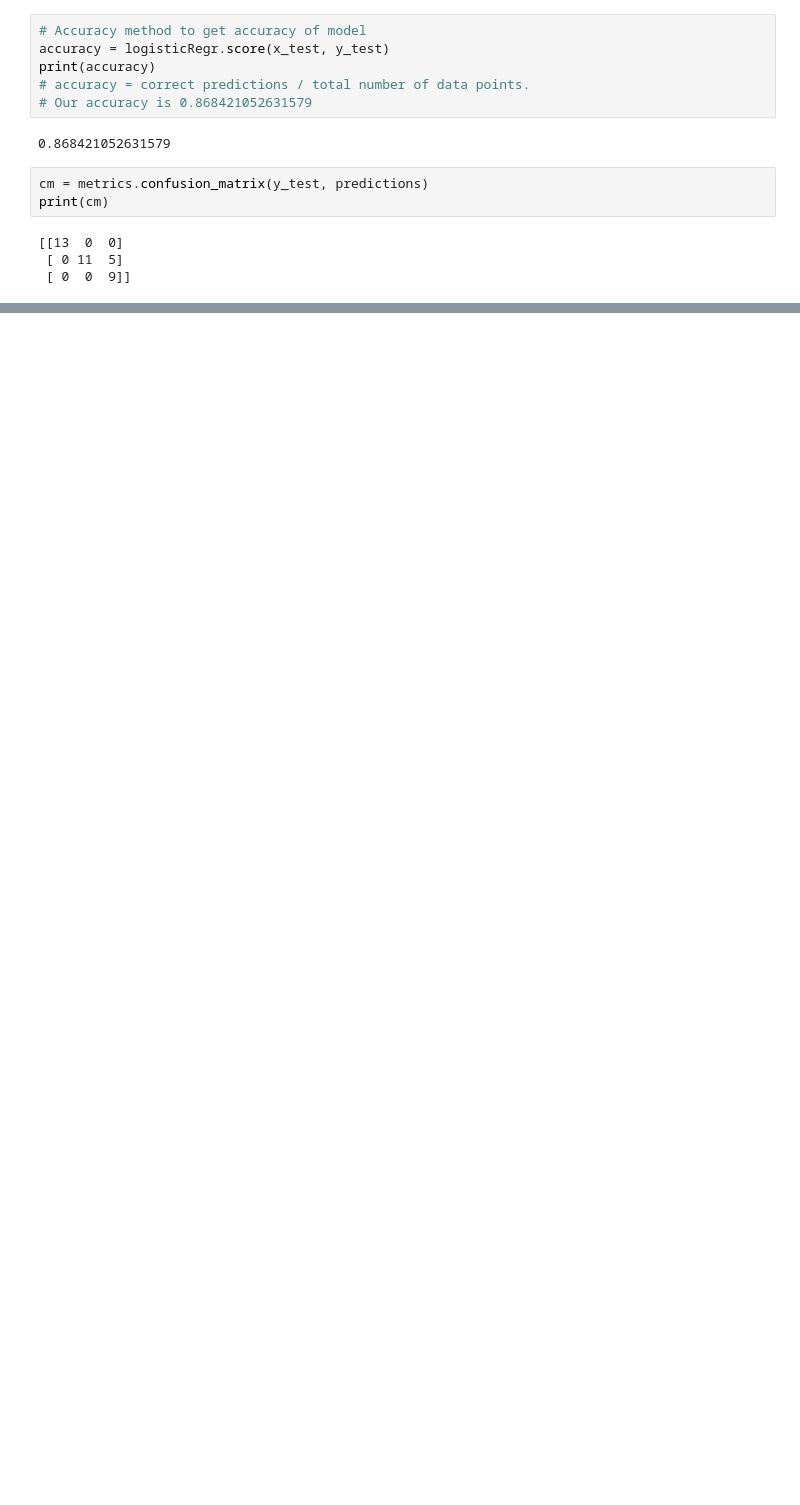
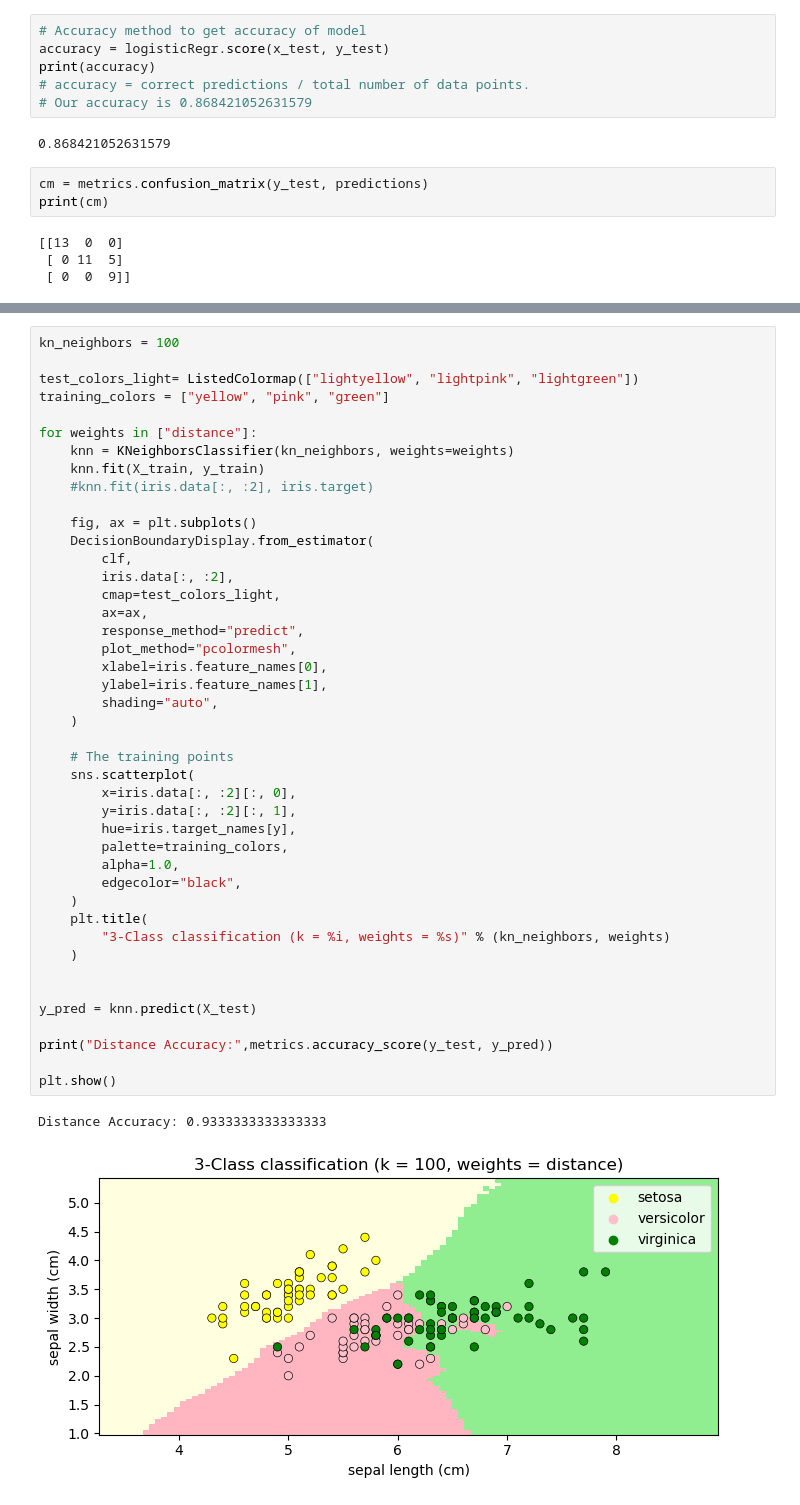
Before and after one commit to EldritchEli/DataScienceAndAI, a Jupyter notebook: Assignment2/Assignment 2.ipynb, the cells around one changed output, grey strips where cells are left out. Cells and saved outputs as stored; diff of their text form; blank space fills up the shorter version.

```diff
--- a/Assignment2/Assignment 2.ipynb
+++ b/Assignment2/Assignment 2.ipynb
@@ -477,0 +441,46 @@ plt.show()
+# %%
+kn_neighbors = 100
+
+test_colors_light= ListedColormap(["lightyellow", "lightpink", "lightgreen"])
+training_colors = ["yellow", "pink", "green"]
+
+for weights in ["distance"]:
+    knn = KNeighborsClassifier(kn_neighbors, weights=weights)
+    knn.fit(X_train, y_train)
+    #knn.fit(iris.data[:, :2], iris.target)
+
+    fig, ax = plt.subplots()
+    DecisionBoundaryDisplay.from_estimator(
+        clf,
+        iris.data[:, :2],
+        cmap=test_colors_light,
+        ax=ax,
+        response_method="predict",
+        plot_method="pcolormesh",
+        xlabel=iris.feature_names[0],
+        ylabel=iris.feature_names[1],
+        shading="auto",
+    )
+
+    # The training points
+    sns.scatterplot(
+        x=iris.data[:, :2][:, 0],
+        y=iris.data[:, :2][:, 1],
+        hue=iris.target_names[y],
+        palette=training_colors,
+        alpha=1.0,
+        edgecolor="black",
+    )
+    plt.title(
+        "3-Class classification (k = %i, weights = %s)" % (kn_neighbors, weights)
+    )
+
+
+y_pred = knn.predict(X_test)
+
+print("Distance Accuracy:",metrics.accuracy_score(y_test, y_pred))
+
+plt.show()
+# %% [output]
+Distance Accuracy: 0.9333333333333333
+[figure, added]
```
Also changed, not shown: parts of 30 cells of this notebook.
